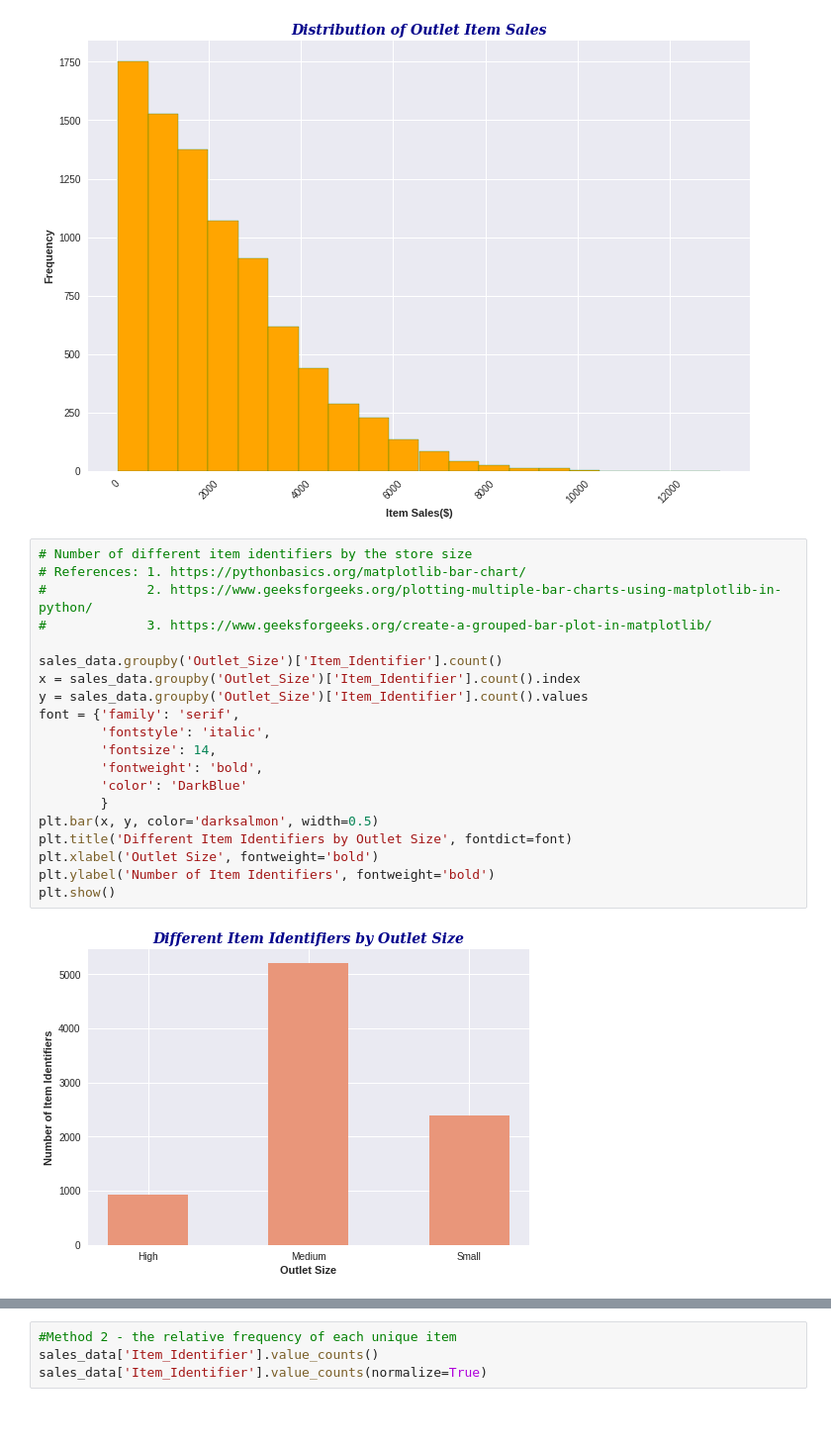
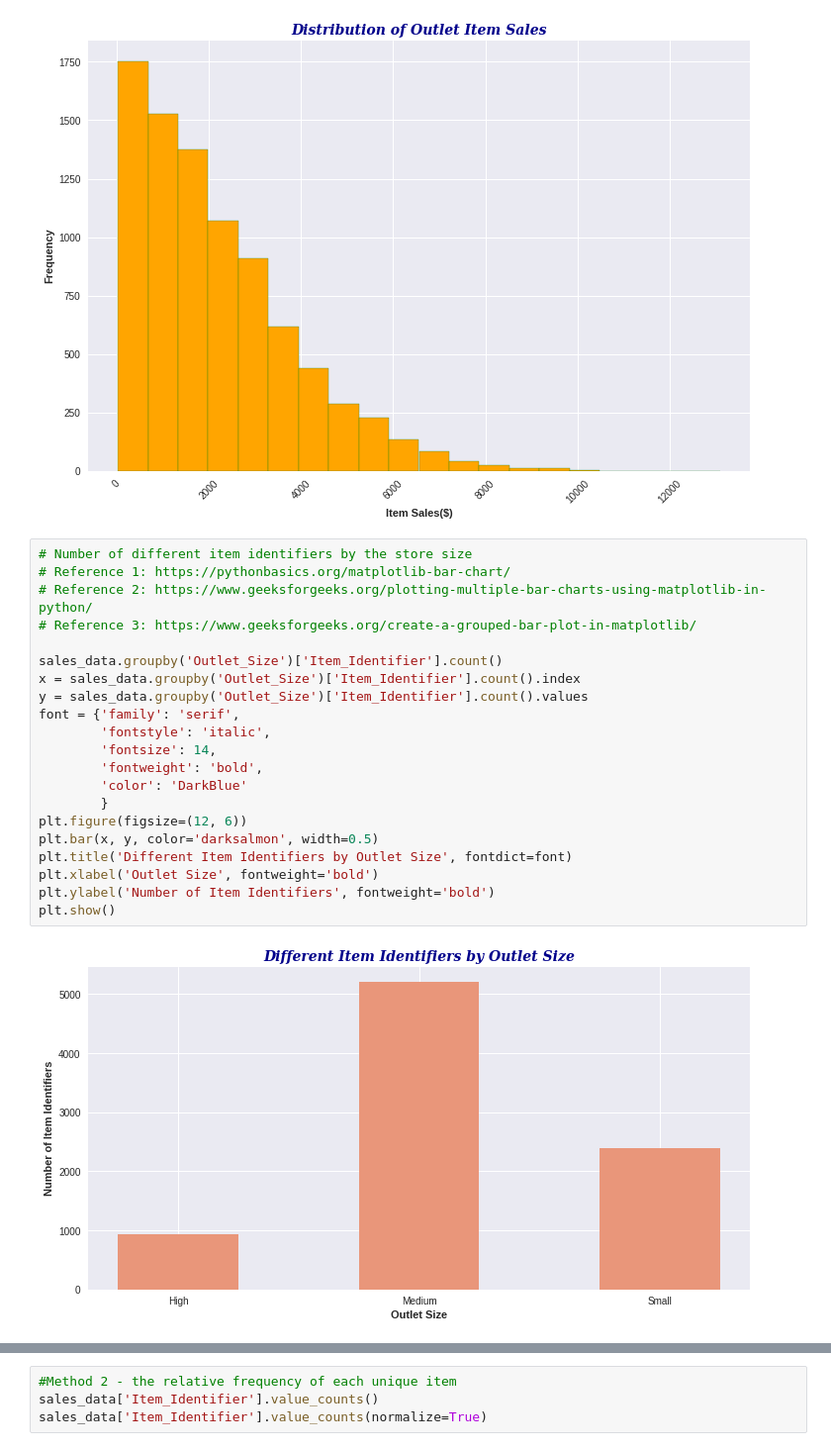
Before and after one commit to tibebu-sime/sales-predictions, a Jupyter notebook: salespredictions_project.ipynb, the cells around one changed output, grey strips where cells are left out. Shown: that part at 99% size. Cells and saved outputs as stored; diff of their text form; blank space fills up the shorter version.

```diff
--- a/salespredictions_project.ipynb
+++ b/salespredictions_project.ipynb
@@ -217,25 +187,26 @@ plt.show()
 [figure]
 # %%
 # Number of different item identifiers by the store size
-# References: 1. https://pythonbasics.org/matplotlib-bar-chart/
-#             2. https://www.geeksforgeeks.org/plotting-multiple-bar-charts-using-matplotlib-in-python/
-#             3. https://www.geeksforgeeks.org/create-a-grouped-bar-plot-in-matplotlib/
+# Reference 1: https://pythonbasics.org/matplotlib-bar-chart/
+# Reference 2: https://www.geeksforgeeks.org/plotting-multiple-bar-charts-using-matplotlib-in-python/
+# Reference 3: https://www.geeksforgeeks.org/create-a-grouped-bar-plot-in-matplotlib/
 
 sales_data.groupby('Outlet_Size')['Item_Identifier'].count()
 x = sales_data.groupby('Outlet_Size')['Item_Identifier'].count().index
 y = sales_data.groupby('Outlet_Size')['Item_Identifier'].count().values
 font = {'family': 'serif',
         'fontstyle': 'italic',
         'fontsize': 14,
         'fontweight': 'bold',
         'color': 'DarkBlue'
         }
+plt.figure(figsize=(12, 6))
 plt.bar(x, y, color='darksalmon', width=0.5)
 plt.title('Different Item Identifiers by Outlet Size', fontdict=font)
 plt.xlabel('Outlet Size', fontweight='bold')
 plt.ylabel('Number of Item Identifiers', fontweight='bold')
 plt.show()
 # %% [output]
-[figure, old version]
+[figure, new version]
 # %%
 # Check different types items available in the whole store
```
Also changed, not shown: parts of 14 cells of this notebook.
